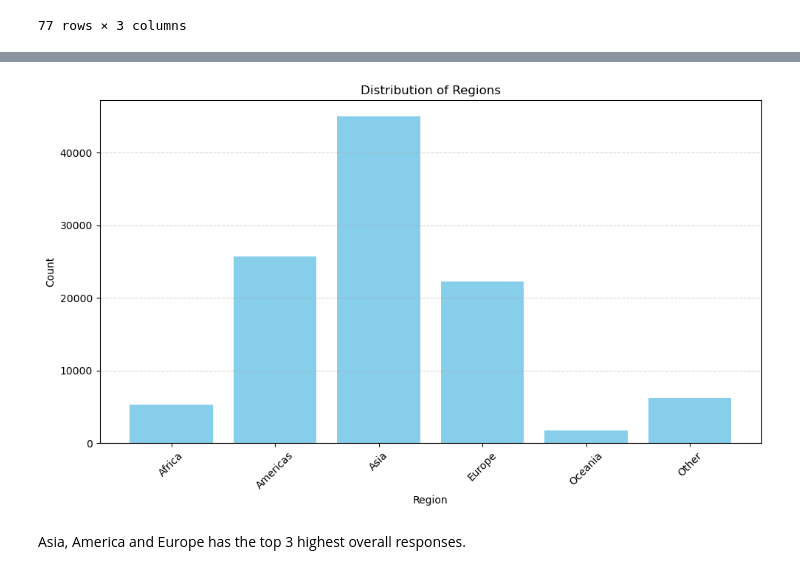
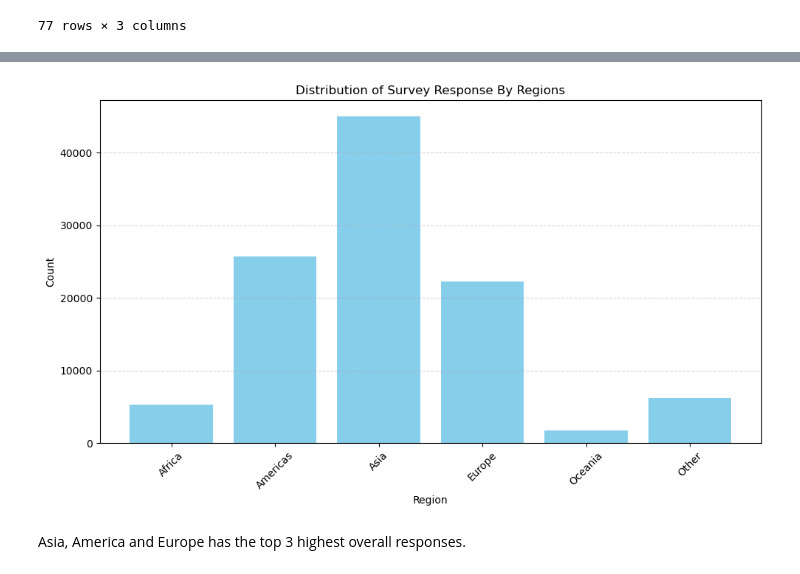
Before and after one commit to ya-min-thu/ML-Case-Studies, a Jupyter notebook: code/part1.ipynb, the cells around one changed output, grey strips where cells are left out. Drawn from its saved outputs; the diff is of its cells as text; code cells hidden in the pictures.

```diff
--- a/code/part1.ipynb
+++ b/code/part1.ipynb
@@ -183,3 +183,5 @@ questionnaire
 # %%
-def filter_column_data_with_question_num(question_num):
+def filter_column_data_with_question_num(question_num, year=False):
+    if year:
+        return df[question_to_response_and_topic[str(question_num)]['columns'] + ['-']]
     return df[question_to_response_and_topic[str(question_num)]['columns']]
@@ -475,19 +598,19 @@ country_counts
 # %%
 # Group by region and sum the counts
 region_counts = country_counts.groupby('Region Name')['Count'].sum().reset_index()
 
 # Plotting a bar chart
 plt.figure(figsize=(10, 6))
 plt.bar(region_counts['Region Name'], region_counts['Count'], color='skyblue')
-plt.title('Distribution of Regions')
+plt.title('Distribution of Survey Response By Regions')
 plt.xlabel('Region')
 plt.ylabel('Count')
 plt.xticks(rotation=45)
 plt.grid(axis='y', linestyle='--', alpha=0.5)
 plt.tight_layout()
 plt.show()
 # %% [output]
-[figure, old version]
+[figure, new version]
 # %% [markdown]
 Asia, America and Europe has the top 3 highest overall responses.
 # %% [markdown]
```
Also changed, not shown: parts of 96 cells of this notebook.
